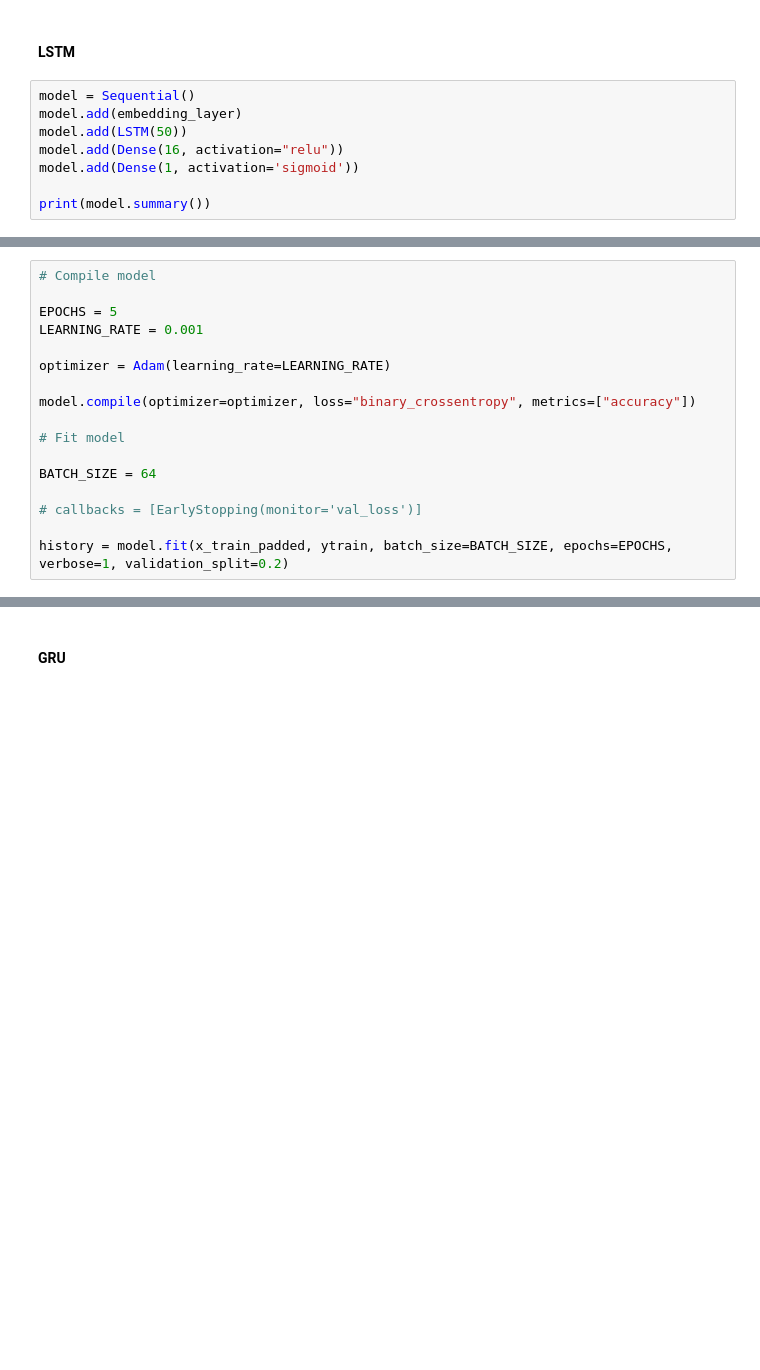
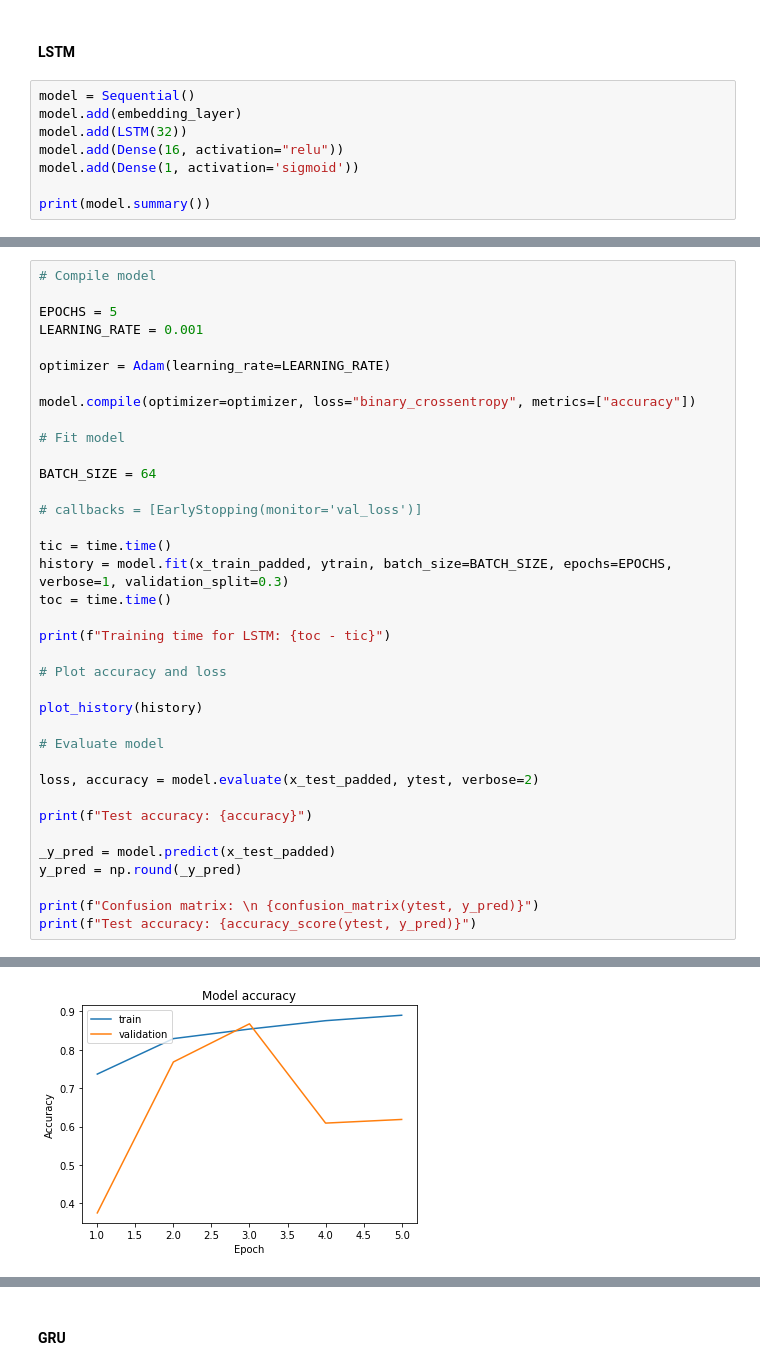
Before and after one commit to azwidodo/Tugas-Akhir-5, a Jupyter notebook: 07_all_models.ipynb, the cells around one changed output, grey strips where cells are left out. Saved outputs shown, nothing was run; the diff lists cells and outputs as text; blank space fills up the shorter version.

```diff
--- a/07_all_models.ipynb
+++ b/07_all_models.ipynb
@@ -207,7 +229,7 @@ Test accuracy: 0.8282142857142857
 # %%
 model = Sequential()
 model.add(embedding_layer)
-model.add(LSTM(50))
+model.add(LSTM(32))
 model.add(Dense(16, activation="relu"))
 model.add(Dense(1, activation='sigmoid'))
 
@@ -247,6 +269,26 @@ BATCH_SIZE = 64
 
 # callbacks = [EarlyStopping(monitor='val_loss')]
 
-history = model.fit(x_train_padded, ytrain, batch_size=BATCH_SIZE, epochs=EPOCHS, verbose=1, validation_split=0.2)
+tic = time.time()
+history = model.fit(x_train_padded, ytrain, batch_size=BATCH_SIZE, epochs=EPOCHS, verbose=1, validation_split=0.3)
+toc = time.time()
+
+print(f"Training time for LSTM: {toc - tic}")
+
+# Plot accuracy and loss
+
+plot_history(history)
+
+# Evaluate model
+
+loss, accuracy = model.evaluate(x_test_padded, ytest, verbose=2)
+
+print(f"Test accuracy: {accuracy}")
+
+_y_pred = model.predict(x_test_padded)
+y_pred = np.round(_y_pred)
+
+print(f"Confusion matrix: \n {confusion_matrix(ytest, y_pred)}")
+print(f"Test accuracy: {accuracy_score(ytest, y_pred)}")
 # %% [output]
 Epoch 1/5
@@ -261,0 +305 @@ Epoch 5/5
+[figure, added]
```
Also changed, not shown: parts of 20 cells of this notebook, 3 other files.
